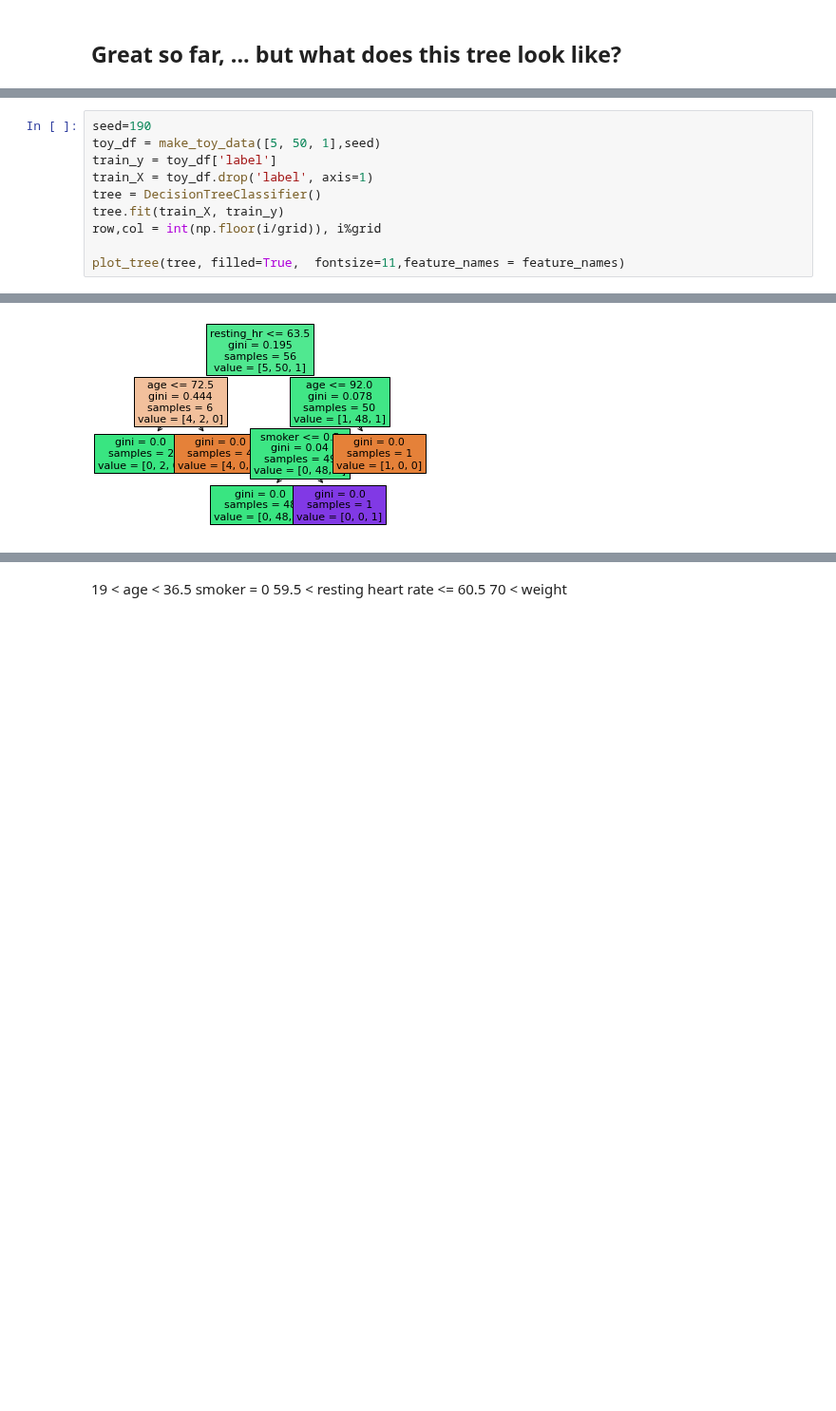
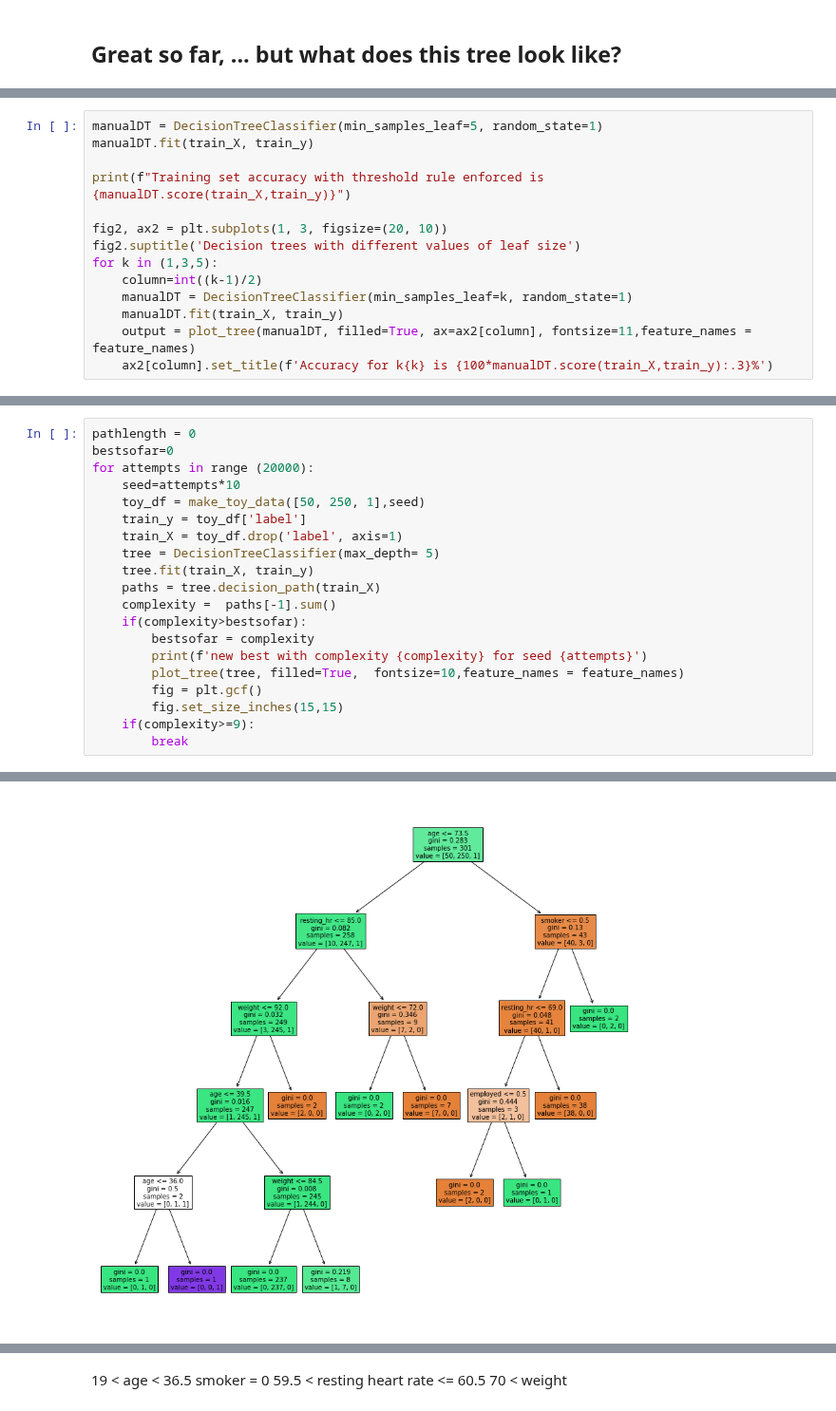
Before and after one commit to UWE-AI-GROUP/GRAIMATTER-TEST, a Jupyter notebook: workshop_example/example-v2.ipynb, the cells around one changed output, grey strips where cells are left out. Shown at 95% size. Saved outputs shown, nothing was run; the diff lists cells and outputs as text; blank space fills up the shorter version.

```diff
--- a/workshop_example/example-v2.ipynb
+++ b/workshop_example/example-v2.ipynb
@@ -63,0 +74,14 @@ for i in range (grid*grid):
+# %%
+manualDT = DecisionTreeClassifier(min_samples_leaf=5, random_state=1)
+manualDT.fit(train_X, train_y)
+
+print(f"Training set accuracy with threshold rule enforced is {manualDT.score(train_X,train_y)}")
+
+fig2, ax2 = plt.subplots(1, 3, figsize=(20, 10))
+fig2.suptitle('Decision trees with different values of leaf size')
+for k in (1,3,5):
+    column=int((k-1)/2)
+    manualDT = DecisionTreeClassifier(min_samples_leaf=k, random_state=1)
+    manualDT.fit(train_X, train_y)
+    output = plot_tree(manualDT, filled=True, ax=ax2[column], fontsize=11,feature_names = feature_names)
+    ax2[column].set_title(f'Accuracy for k{k} is {100*manualDT.score(train_X,train_y):.3}%')
@@ -64,11 +93,21 @@ for i in range (grid*grid):
 # %%
-seed=190
-toy_df = make_toy_data([5, 50, 1],seed)
-train_y = toy_df['label']
-train_X = toy_df.drop('label', axis=1)
-tree = DecisionTreeClassifier()
-tree.fit(train_X, train_y)
-row,col = int(np.floor(i/grid)), i%grid
-
-plot_tree(tree, filled=True,  fontsize=11,feature_names = feature_names)
+pathlength = 0
+bestsofar=0
+for attempts in range (20000):
+    seed=attempts*10
+    toy_df = make_toy_data([50, 250, 1],seed)
+    train_y = toy_df['label']
+    train_X = toy_df.drop('label', axis=1)
+    tree = DecisionTreeClassifier(max_depth= 5)
+    tree.fit(train_X, train_y)
+    paths = tree.decision_path(train_X)
+    complexity =  paths[-1].sum()
+    if(complexity>bestsofar):
+        bestsofar = complexity
+        print(f'new best with complexity {complexity} for seed {attempts}')
+        plot_tree(tree, filled=True,  fontsize=10,feature_names = feature_names)
+        fig = plt.gcf()
+        fig.set_size_inches(15,15)
+    if(complexity>=9):
+        break
 # %% [output]
@@ -84 +116 @@ plot_tree(tree, filled=True,  fontsize=11,feature_names = feature_names)
-[figure, old version]
+[figure, new version]
```
Also changed, not shown: parts of 13 cells of this notebook, 2 other files.
